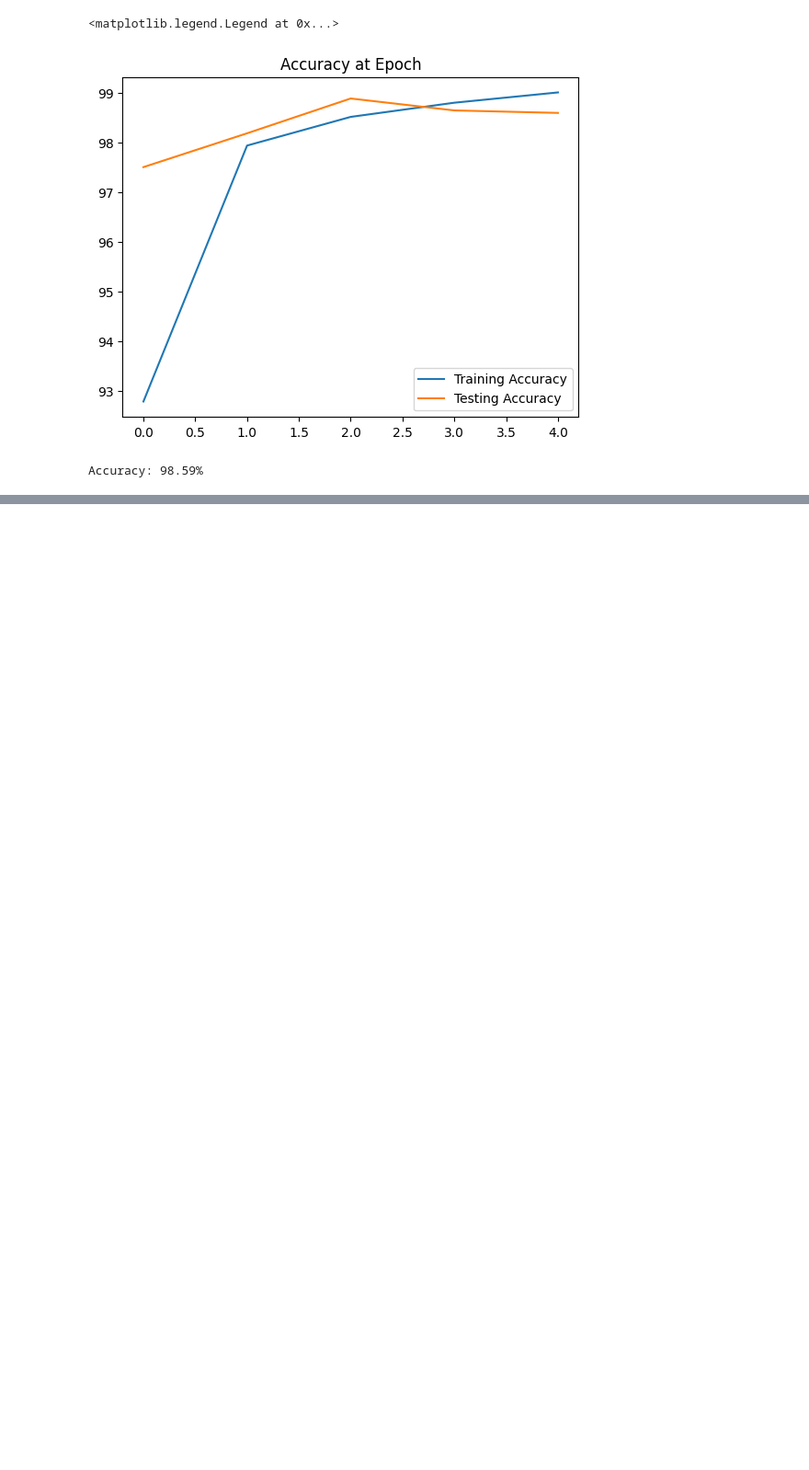
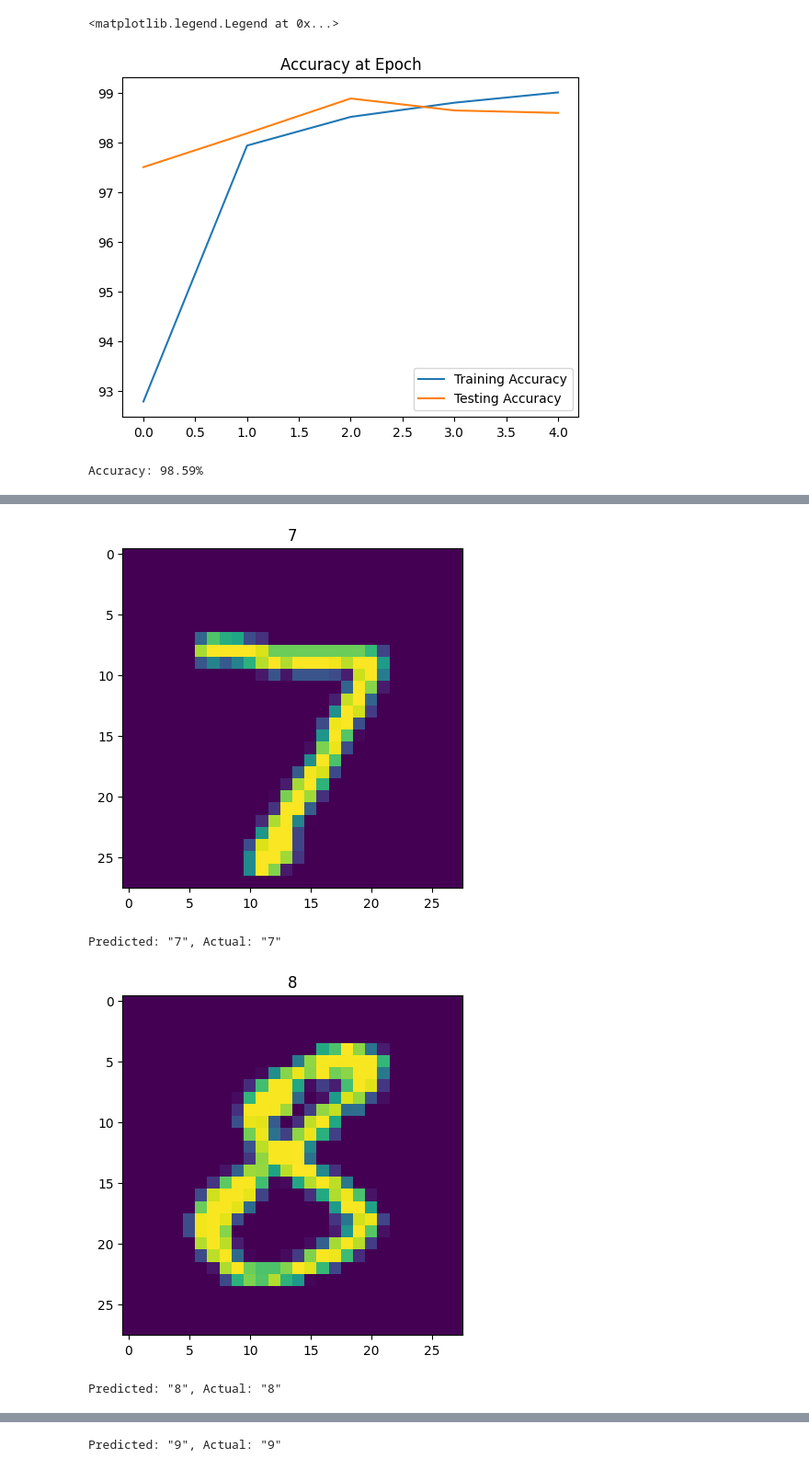
Before and after one commit to Putt2020/pytorch_beginner, a Jupyter notebook: pytorch_CNN_beginner.ipynb, the cells around one changed output, grey strips where cells are left out. Shown: that part at 92% size. Saved outputs shown, nothing was run; the diff lists cells and outputs as text; code cells hidden in the pictures; blank space fills up the shorter version.

```diff
--- a/pytorch_CNN_beginner.ipynb
+++ b/pytorch_CNN_beginner.ipynb
@@ -253,0 +313,26 @@ answer = 9
+# %%
+# Try prediction using ONNX model
+import onnxruntime as ort
+import numpy as np
+def predict_in_onnx(data):
+    x, y = data
+
+    plt.imshow(x.view(28,28), interpolation='nearest')
+    plt.title(y)
+    plt.show()
+
+    ort_sess = ort.InferenceSession('fashion_mnist_model.onnx')
+    outputs = ort_sess.run(None, {'input': x.view(1,1,28,28).numpy()})
+
+    # Print Result
+    predicted, actual = outputs[0][0].argmax(0), y
+    print(f'Predicted: "{predicted}", Actual: "{actual}"')
+# %%
+predict_in_onnx(test_data[0])
+predict_in_onnx(test_data[1234])
+predict_in_onnx(test_data[4321])
+# %% [output]
+[figure, added]
+Predicted: "7", Actual: "7"
+[figure, added]
+Predicted: "8", Actual: "8"
@@ -253,0 +340 @@ answer = 9
+Predicted: "9", Actual: "9"
```
Also changed, not shown: parts of 11 cells of this notebook.
